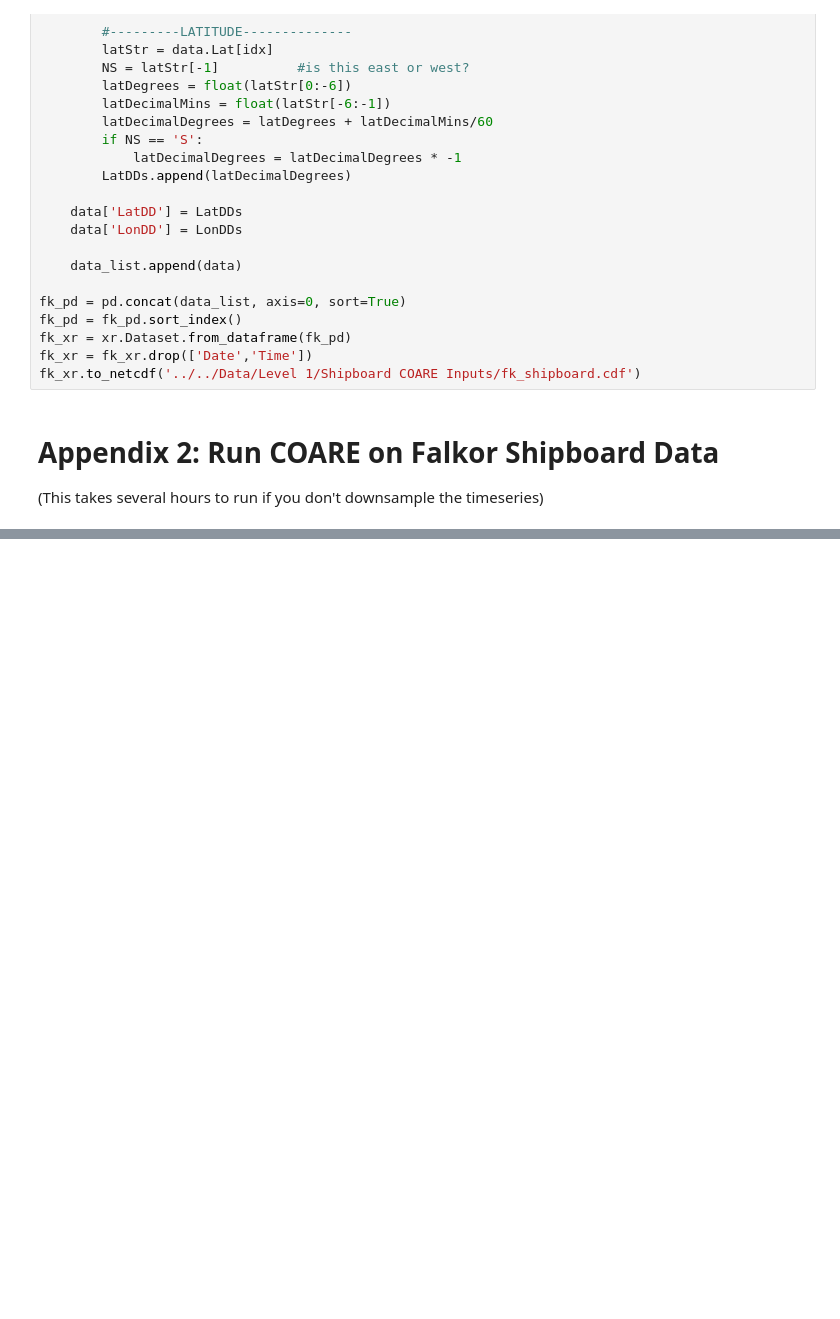
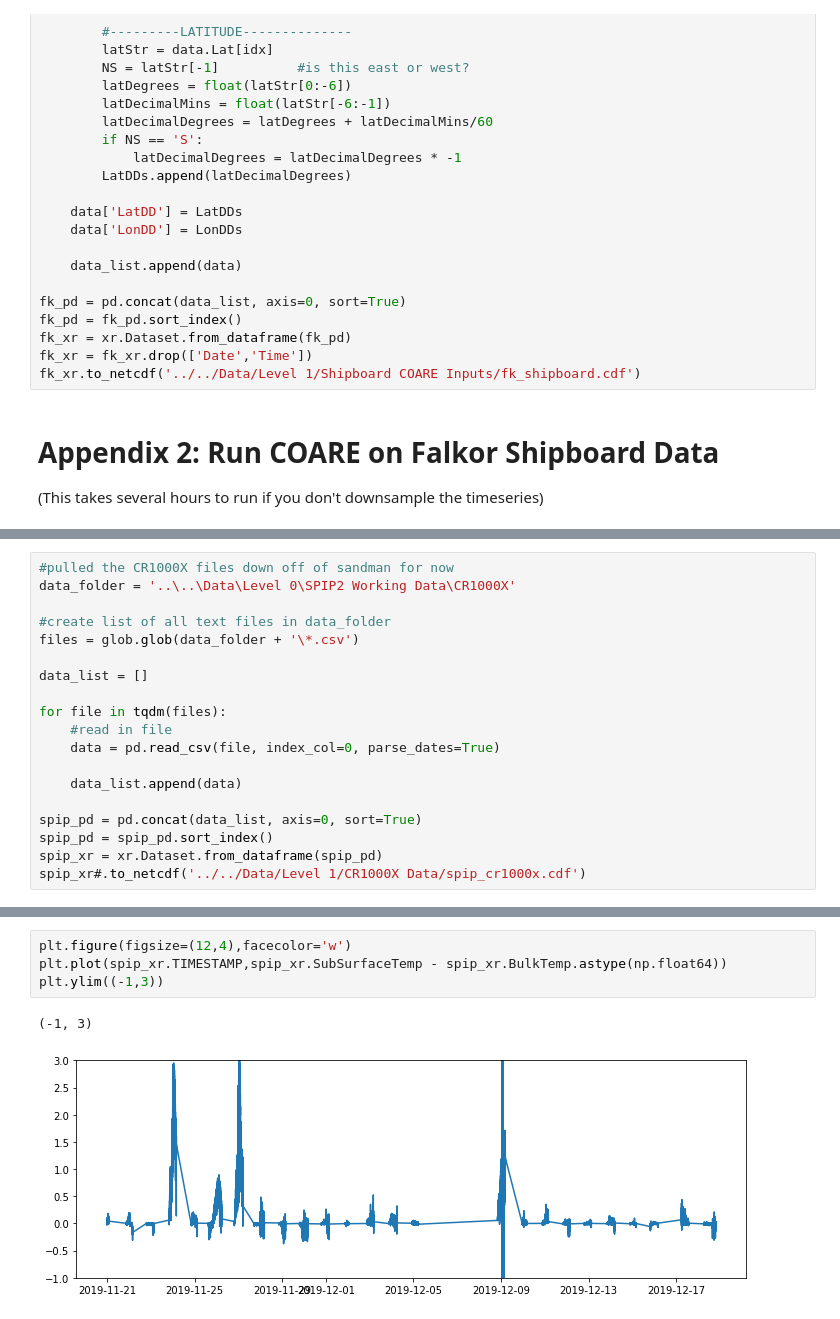
Before and after one commit to carsonwitte/Falkor-DWL-Code, a Jupyter notebook: Research Summary.ipynb, the cells around one changed output, grey strips where cells are left out. Drawn from its saved outputs; the diff is of its cells as text; blank space fills up the shorter version.

```diff
--- a/Research Summary.ipynb
+++ b/Research Summary.ipynb
@@ -144,0 +155,19 @@ plt.tight_layout()
+# %%
+#pulled the CR1000X files down off of sandman for now
+data_folder = '..\..\Data\Level 0\SPIP2 Working Data\CR1000X'
+
+#create list of all text files in data_folder
+files = glob.glob(data_folder + '\*.csv')
+
+data_list = []
+
+for file in tqdm(files):
+    #read in file
+    data = pd.read_csv(file, index_col=0, parse_dates=True)
+
+    data_list.append(data)
+
+spip_pd = pd.concat(data_list, axis=0, sort=True)
+spip_pd = spip_pd.sort_index()
+spip_xr = xr.Dataset.from_dataframe(spip_pd)
+spip_xr#.to_netcdf('../../Data/Level 1/CR1000X Data/spip_cr1000x.cdf')
@@ -144,0 +192,7 @@ plt.tight_layout()
+# %%
+plt.figure(figsize=(12,4),facecolor='w')
+plt.plot(spip_xr.TIMESTAMP,spip_xr.SubSurfaceTemp - spip_xr.BulkTemp.astype(np.float64))
+plt.ylim((-1,3))
+# %% [output]
+(-1, 3)
+[figure, added]
```
Also changed, not shown: parts of 5 cells of this notebook.
